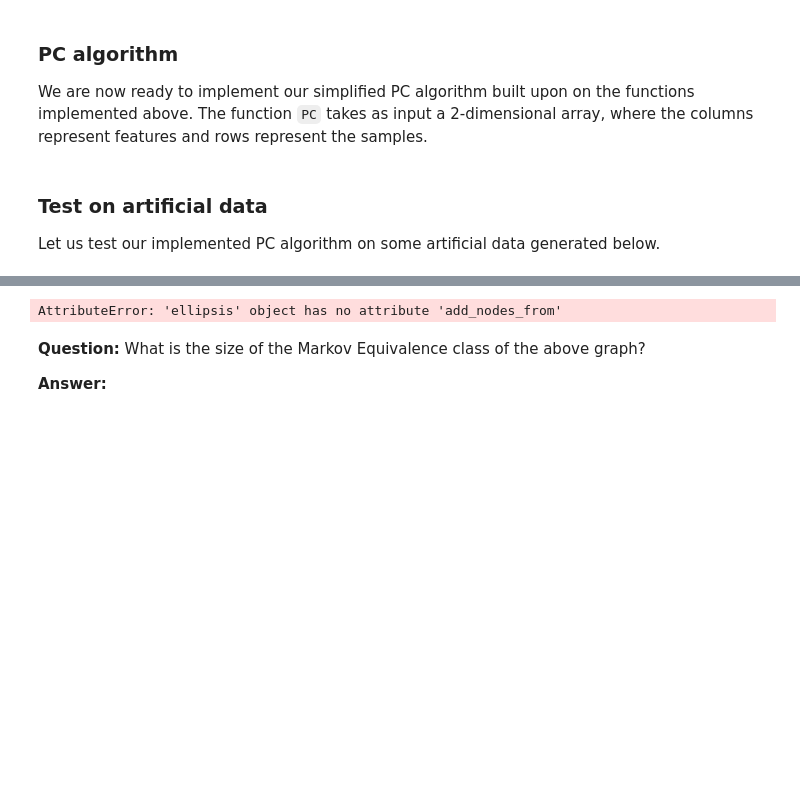
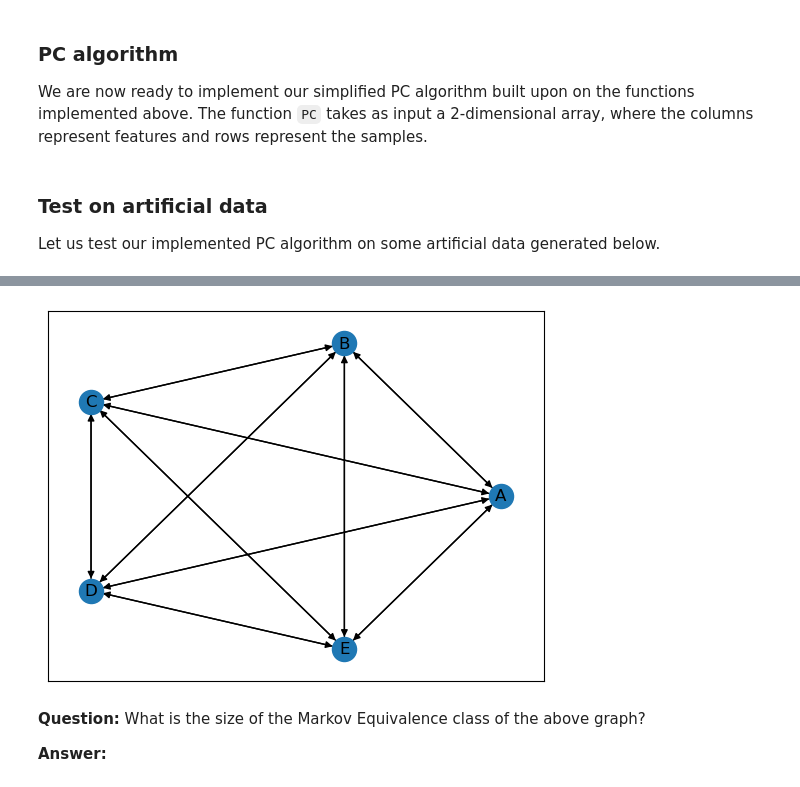
Before and after one commit to EduardoNeville/MGT-302_Data-driven-business-analytics, a Jupyter notebook: homework_2/Causal_Discovery/Causal_Discovery.ipynb, the cells around one changed output, grey strips where cells are left out. Cells and saved outputs as stored; diff of their text form; code cells hidden in the pictures; blank space fills up the shorter version.

```diff
--- a/homework_2/Causal_Discovery/Causal_Discovery.ipynb
+++ b/homework_2/Causal_Discovery/Causal_Discovery.ipynb
@@ -214,8 +242,8 @@ def Meek_rule2(graph):
     ############################################################################
     # Replace "..." with your code
 
-    graph = ...
-    deleted_edges = ...
+    #graph = ...
+    deleted_edges = 1
 
     ############################################################################
     #                               END OF YOUR CODE                           #
@@ -252,8 +280,8 @@ def Meek_rule3(graph):
     ############################################################################
     # Replace "..." with your code
 
-    graph = ...
-    deleted_edges = ...
+    #graph = ...
+    deleted_edges = 1
 
     ############################################################################
     #                               END OF YOUR CODE                           #
@@ -277,33 +305,42 @@ def PC(data, alpha):
     # Replace "..." with your code
 
     # Initiailize a fully connected adjecency matrix for the random variables
-    n_vertices = ...
-    adj_matrix = ...
+    n_vertices = data.shape[1]
+    adj_matrix = np.ones((n_vertices, n_vertices))
 
     # Compute a correlation matrix between random variables
-    corr_matrix = ...
+    corr_matrix = np.corrcoef(data, rowvar=True)
     corr_matrix = np.nan_to_num(corr_matrix)
+    print(corr_matrix)
 
     dependencies = dict()
 
     # Delete edges based on the correlation matrix
-    adj_matrix = ...
+    for i in range(n_vertices):
+        adj_matrix[i,i] = 0
+
 
     # Identify the skeleton of over the random variables
-    adj_matrix, dependencies = ...
+    adj_matrix, dependencies = identify_skeleton(adj_matrix, corr_matrix, alpha)
 
     # Identify v-structures in the graph and update adj_matrix accordingly
-    adj_matrix = ...
+    adj_matrix = identify_v_structures(adj_matrix, dependencies)
+    print(adj_matrix)
 
     # Initialize the graph structure from the adjecency matrix
     # Hint: use package networkx
-    graph =  ...
+    graph = nx.DiGraph()
+
+    for i in range(n_vertices):
+        for j in range(n_vertices):
+            if adj_matrix[i, j] != 0:
+                graph.add_edge(i, j)
 
 
     # Orient edges using all three Meek rules
-    graph, _ = ...
-    graph, _ = ...
-    graph, _ = ...
+    graph, _ = Meek_rule1(graph)
+    graph, _ = Meek_rule2(graph)
+    graph, _ = Meek_rule3(graph)
 
     ############################################################################
     #                               END OF YOUR CODE                           #
@@ -330,7 +367,6 @@ data = np.hstack([A[:, None], B[:, None], C[:, None], D[:, None], E[:, None]])
 id_to_name = {key: name for key, name in enumerate(["A", "B", "C", "D", "E"])}
 
 alpha = 0.05
-
 # Replace "..." with your code
 # Use the PC algorithm implemented before to find a causal graph that represents the given data
-graph  = ...
+graph = PC(data, alpha)
@@ -337,11 +391,11 @@ graph  = ...
 # %%
 graph_labeled = nx.relabel_nodes(graph, id_to_name)
-pos = nx.circular_layout(graph_labled)
+pos = nx.circular_layout(graph_labeled)
 nx.draw_networkx(graph_labeled, pos, with_labels=True)
 
 plt.show()
 # %% [output]
-AttributeError: 'ellipsis' object has no attribute 'add_nodes_from'
+[figure, added]
 # %% [markdown]
 **Question:** What is the size of the Markov Equivalence class of the above graph?
 
```
Also changed, not shown: parts of 6 cells of this notebook.
